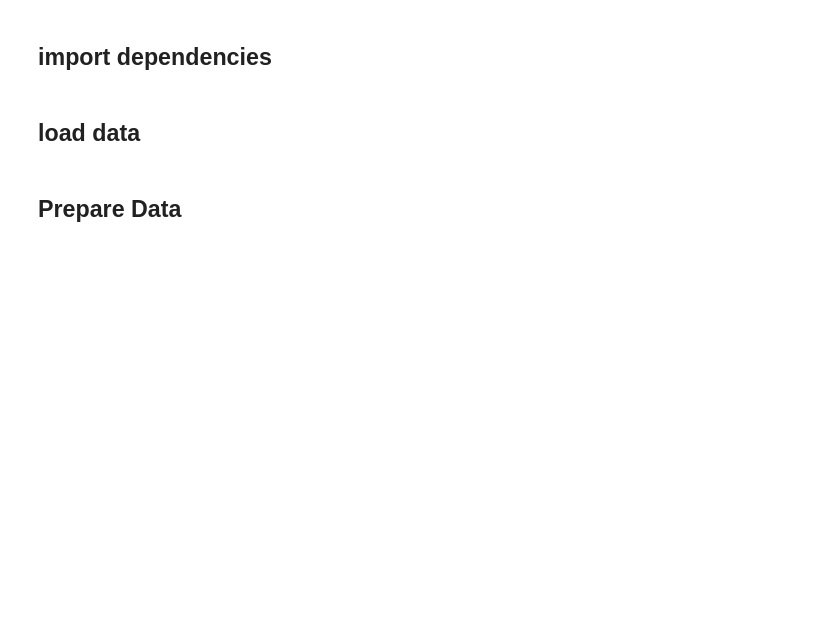
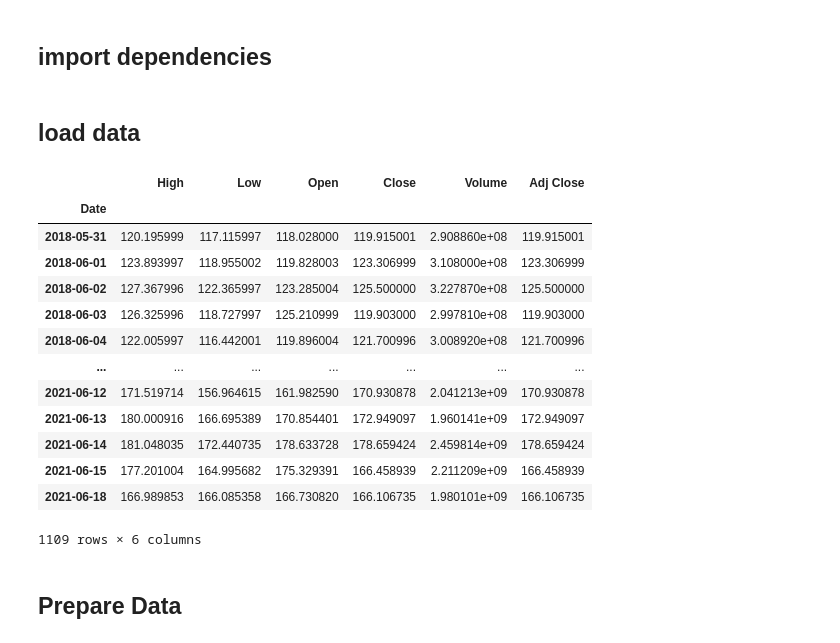
Before and after one commit to ArtTucker/crypto_prices_ML, a Jupyter notebook: preprocessing/experimentation/crypto_price_prediction.ipynb, the cells around one changed output. Cells and saved outputs as stored; diff of their text form; code cells hidden in the pictures; blank space fills up the shorter version.

```diff
--- a/preprocessing/experimentation/crypto_price_prediction.ipynb
+++ b/preprocessing/experimentation/crypto_price_prediction.ipynb
@@ -22,6 +22,23 @@ start = dt.datetime(2018,6, 1)
 end = dt.datetime.now()
 
 data = web.DataReader(f'{crypto_currency}-{against_currency}', 'yahoo', start, end)
+# %%
+data
+# %% [output]
+|  | High | Low | Open | Close | Volume | Adj Close |
+| Date |  |  |  |  |  |  |
+| 2018-05-31 | 120.195999 | 117.115997 | 118.028000 | 119.915001 | 2.908860e+08 | 119.915001 |
+| 2018-06-01 | 123.893997 | 118.955002 | 119.828003 | 123.306999 | 3.108000e+08 | 123.306999 |
+| 2018-06-02 | 127.367996 | 122.365997 | 123.285004 | 125.500000 | 3.227870e+08 | 125.500000 |
+| 2018-06-03 | 126.325996 | 118.727997 | 125.210999 | 119.903000 | 2.997810e+08 | 119.903000 |
+| 2018-06-04 | 122.005997 | 116.442001 | 119.896004 | 121.700996 | 3.008920e+08 | 121.700996 |
+| ... | ... | ... | ... | ... | ... | ... |
+| 2021-06-12 | 171.519714 | 156.964615 | 161.982590 | 170.930878 | 2.041213e+09 | 170.930878 |
+| 2021-06-13 | 180.000916 | 166.695389 | 170.854401 | 172.949097 | 1.960141e+09 | 172.949097 |
+| 2021-06-14 | 181.048035 | 172.440735 | 178.633728 | 178.659424 | 2.459814e+09 | 178.659424 |
+| 2021-06-15 | 177.201004 | 164.995682 | 175.329391 | 166.458939 | 2.211209e+09 | 166.458939 |
+| 2021-06-18 | 166.989853 | 166.085358 | 166.730820 | 166.106735 | 1.980101e+09 | 166.106735 |
+1109 rows × 6 columns
 # %% [markdown]
 ## Prepare Data
 # %%
```
Also changed, not shown: parts of 4 cells of this notebook.
